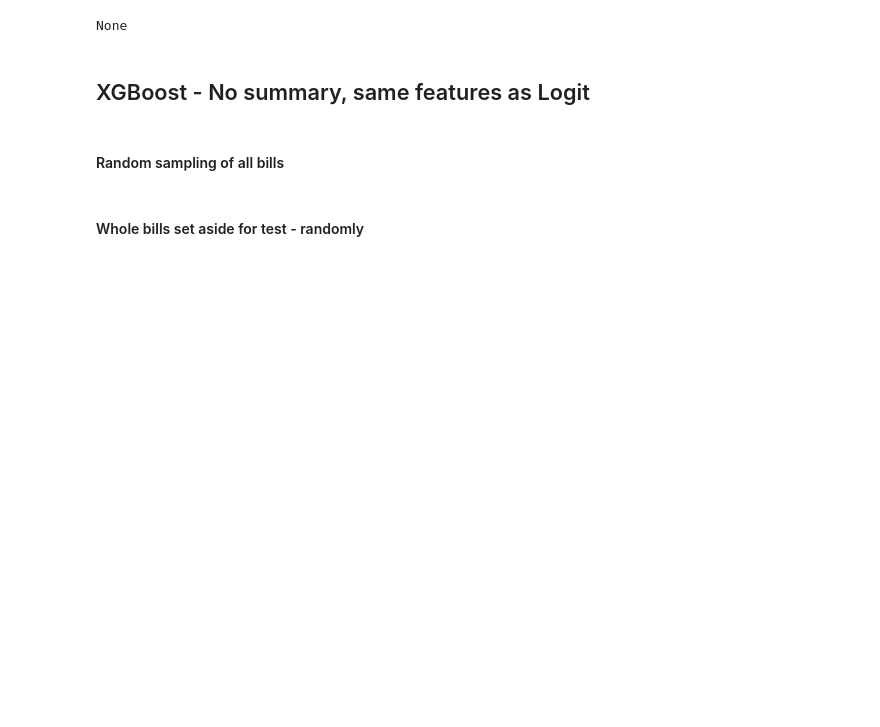
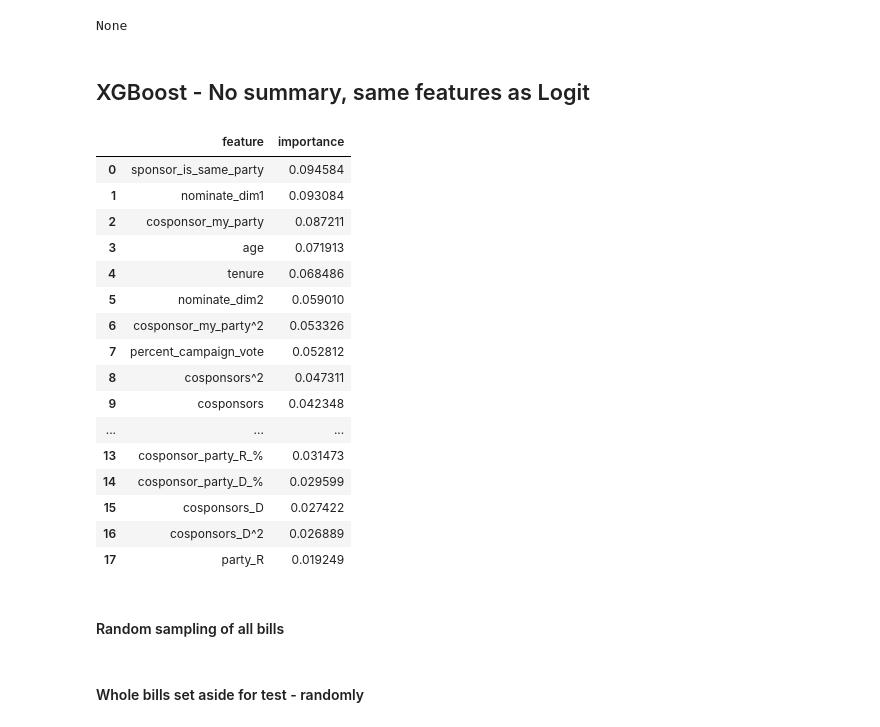
Before and after one commit to zapatos24/senator_nlp_vote_prediction, a Jupyter notebook: XGBoost_Model.ipynb, the cells around one changed output. Cells and saved outputs as stored; diff of their text form; code cells hidden in the pictures; blank space fills up the shorter version.

```diff
--- a/XGBoost_Model.ipynb
+++ b/XGBoost_Model.ipynb
@@ -128,6 +132,26 @@ None
 # %%
 dep_col = 'cast_code'
 logit_features = pd.read_pickle("final_features.pkl")
+# %%
+logit_features
+# %% [output]
+|  | feature | importance |
+| 0 | sponsor_is_same_party | 0.094584 |
+| 1 | nominate_dim1 | 0.093084 |
+| 2 | cosponsor_my_party | 0.087211 |
+| 3 | age | 0.071913 |
+| 4 | tenure | 0.068486 |
+| 5 | nominate_dim2 | 0.059010 |
+| 6 | cosponsor_my_party^2 | 0.053326 |
+| 7 | percent_campaign_vote | 0.052812 |
+| 8 | cosponsors^2 | 0.047311 |
+| 9 | cosponsors | 0.042348 |
+| ... | ... | ... |
+| 13 | cosponsor_party_R_% | 0.031473 |
+| 14 | cosponsor_party_D_% | 0.029599 |
+| 15 | cosponsors_D | 0.027422 |
+| 16 | cosponsors_D^2 | 0.026889 |
+| 17 | party_R | 0.019249 |
 # %% [markdown]
 #### Random sampling of all bills
 # %%
```
Also changed, not shown: parts of 18 cells of this notebook, 3 other files.
